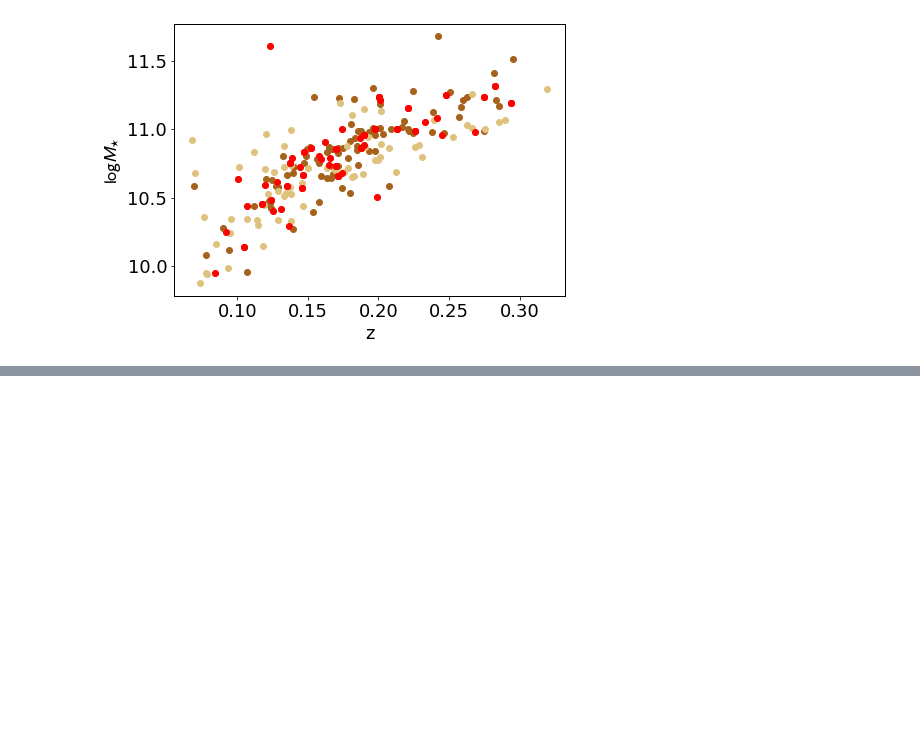
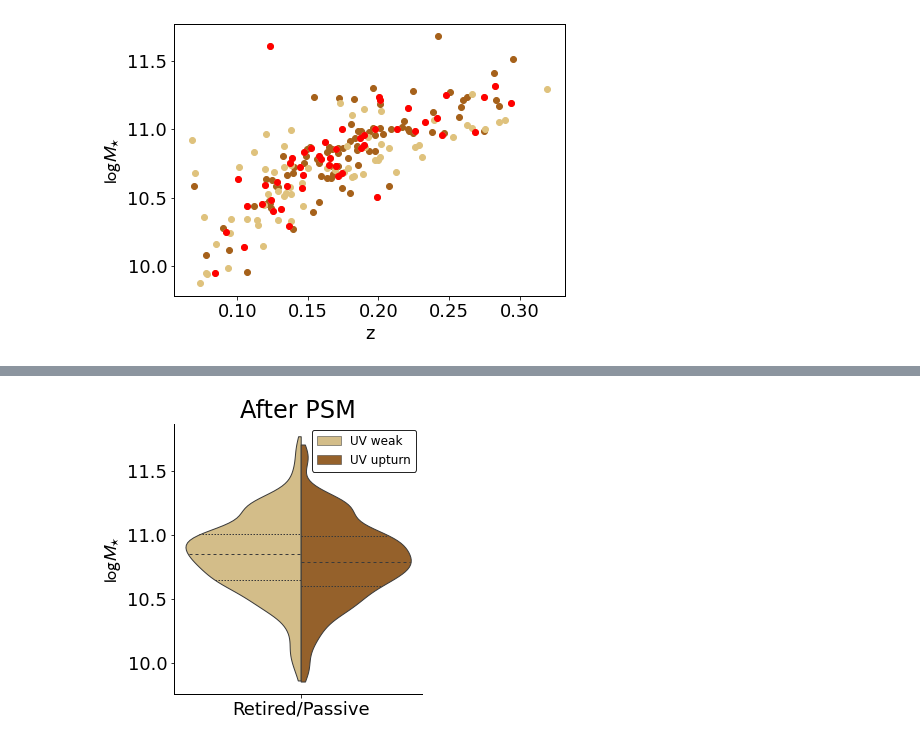
Before and after one commit to mdastro/UVupturn-RSGs, a Jupyter notebook: UV_PSM/UV PSM.ipynb, the cells around one changed output, grey strips where cells are left out. Saved outputs shown, nothing was run; the diff lists cells and outputs as text; code cells hidden in the pictures; blank space fills up the shorter version.

```diff
--- a/UV_PSM/UV PSM.ipynb
+++ b/UV_PSM/UV PSM.ipynb
@@ -239,8 +246,9 @@ psm_id = ['CATAID']
 for i, j in zip(range(uvwk_size), range(uvwk_psm_size)):
     if (uv_weak['Z'].iloc[i] == psm['Z'].iloc[j]) & (uv_weak['logmstar'].iloc[i] == psm['logmstar'].iloc[j]):
         psm_id.append(uv_weak['CATAID'].iloc[i])
-        print("redshifts are the same (following value should be zero):",
-              (uv_weak['Z'].iloc[i] - psm['Z'].iloc[j]))
+#         print("redshifts are the same (following value should be zero):",
+#               (uv_weak['Z'].iloc[i] - psm['Z'].iloc[j]))
     else:
-        print("redshifts should not be the same (following value should not be zero):",
-              (uv_weak['Z'].iloc[i]- psm['Z'].iloc[j]))
+#         print("redshifts should not be the same (following value should not be zero):",
+#               (uv_weak['Z'].iloc[i]- psm['Z'].iloc[j]))
+        continue
@@ -308,4 +298,4 @@ array([  0,   1,   4,   6,   7,   8,  12,  13,  15,  17,  20,  21,  22,
         67,  68,  71,  72,  73,  74,  76,  78,  79,  80,  81,  82,  84,
         86,  89,  90,  97,  98,  99, 100, 101, 102, 114, 115, 117])
 # %%
-uv_weak.iloc[list(uvwk_revert_idx)]
+uv_weak_psmed = uv_weak.iloc[list(uvwk_revert_idx)]
@@ -348,0 +334,2 @@ nn?
+# %%
+uv_redseq_psmed = pd.concat([uv_upturn, uv_weak_psmed])
@@ -348,0 +352,20 @@ nn?
+# %%
+plt.rcParams.update(plotpars)
+vplot1 = sns.catplot(x='WHAN_CLASS', y='logmstar', hue='UV_CLASS_YI2011', data=uv_redseq_psmed,
+                     split=True, kind='violin', inner="quart",
+                     palette={"UV_UPTURN": palette[0], "UV_WEAK": palette[1]}, bw=.3, cut=1, linewidth=1.,
+                     x_order=['UV_UPTURN','UV_WEAK'], legend_out=False, figsize=(20,4))
+leg = vplot1.axes.flat[0].get_legend()
+leg.set_title(None)
+new_labels = ['UV weak', 'UV upturn']
+for t, l in zip(leg.texts, new_labels): t.set_text(l)
+
+plt.ylabel(r"$\log M_{\star}$")
+plt.xlabel(r"")
+plt.title(r"After PSM")
+plt.savefig(fname=os.path.join(results_path, 'psm_after_logmstar.png'))
+plt.savefig(fname=os.path.join(results_path, 'psm_after_logmstar.pdf'))
+
+plt.show()
+# %% [output]
+[figure, added]
```
Also changed, not shown: parts of 18 cells of this notebook.
